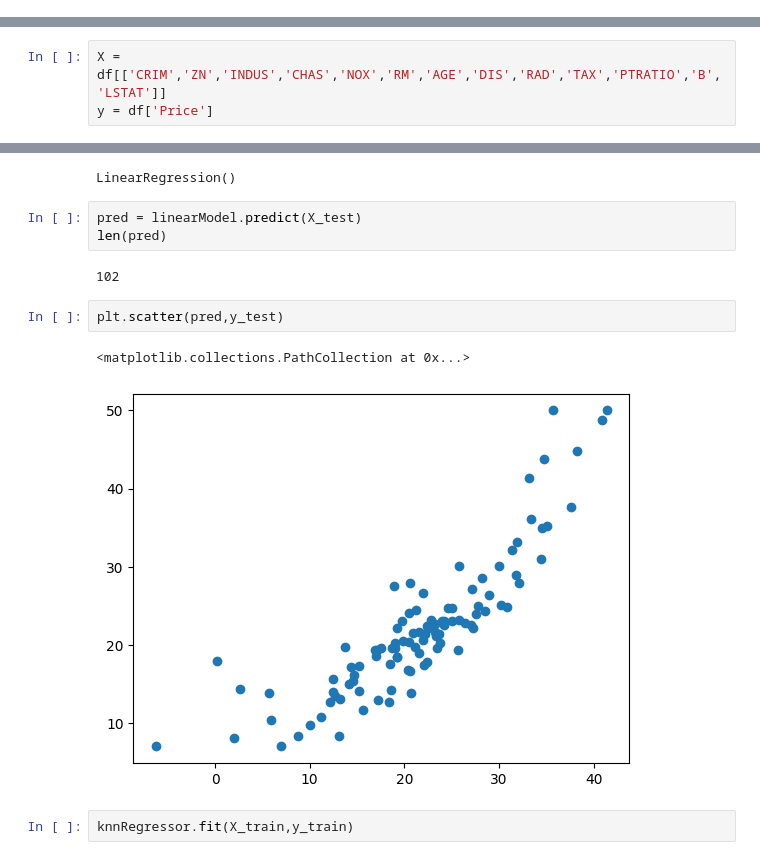
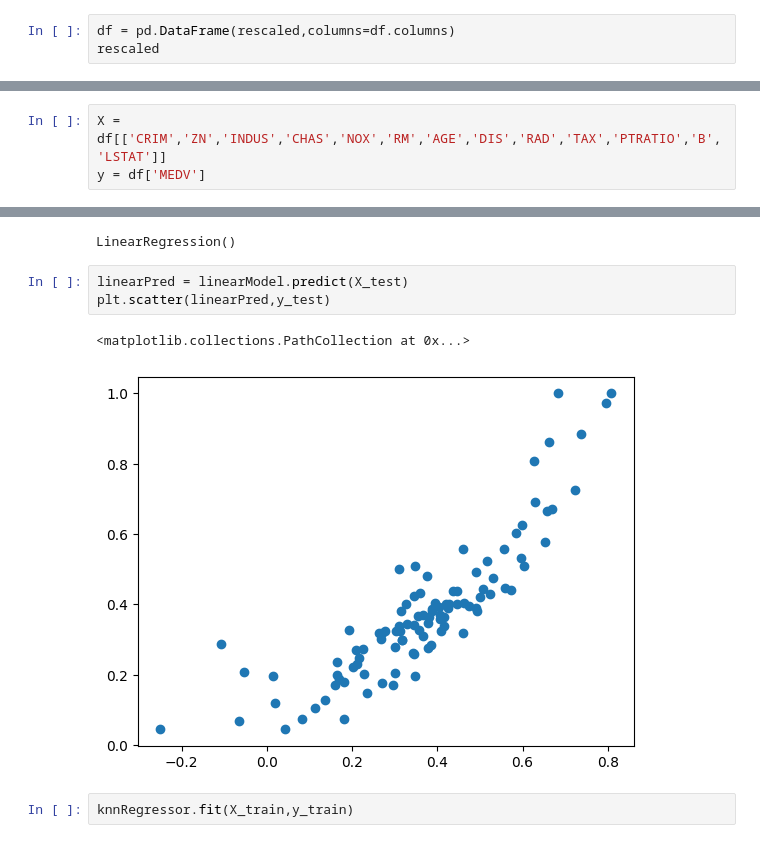
Before and after one commit to sanjayan1734/19CSE305-Sem-V-term-project, a Jupyter notebook: main.ipynb, the cells around one changed output, grey strips where cells are left out. Cells and saved outputs as stored; diff of their text form.

```diff
--- a/main.ipynb
+++ b/main.ipynb
@@ -93,0 +147,3 @@ Index(['CRIM', 'ZN', 'INDUS', 'CHAS', 'NOX', 'RM', 'AGE', 'DIS', 'RAD', 'TAX',
+# %%
+df = pd.DataFrame(rescaled,columns=df.columns)
+rescaled
@@ -94,6 +160,6 @@ Index(['CRIM', 'ZN', 'INDUS', 'CHAS', 'NOX', 'RM', 'AGE', 'DIS', 'RAD', 'TAX',
 # %%
 X = df[['CRIM','ZN','INDUS','CHAS','NOX','RM','AGE','DIS','RAD','TAX','PTRATIO','B','LSTAT']]
-y = df['Price']
+y = df['MEDV']
 # %%
 X_train,X_test,y_train,y_test = train_test_split(X,y,random_state=5,train_size=0.8)
 # %%
@@ -127,15 +192,11 @@ linearModel.fit(X_train,y_train)
 # %% [output]
 LinearRegression()
 # %%
-pred = linearModel.predict(X_test)
-len(pred)
+linearPred = linearModel.predict(X_test)
+plt.scatter(linearPred,y_test)
 # %% [output]
-102
+<matplotlib.collections.PathCollection at 0x...>
+[figure, added]
-# %%
-plt.scatter(pred,y_test)
-# %% [output]
-<matplotlib.collections.PathCollection at 0x...>
-[figure, removed]
 # %%
 knnRegressor.fit(X_train,y_train)
 # %% [output]
```
Also changed, not shown: parts of 29 cells of this notebook.
